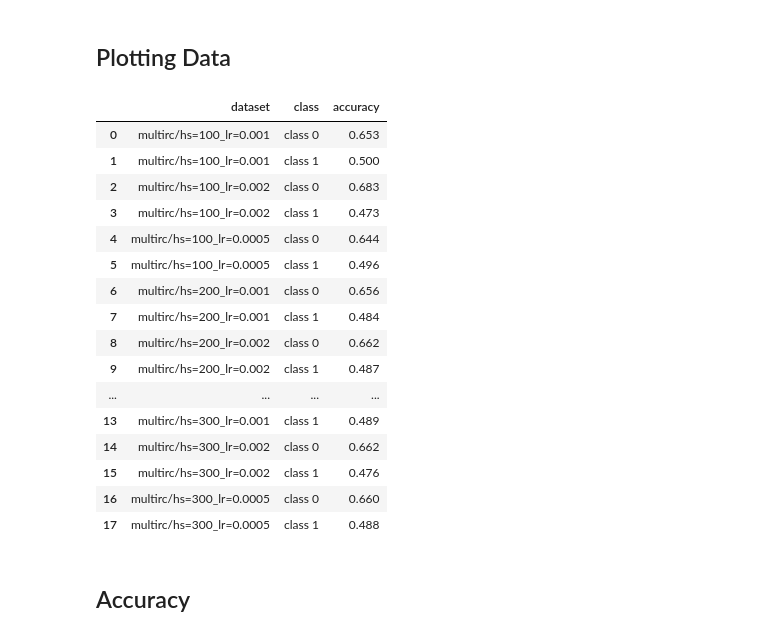
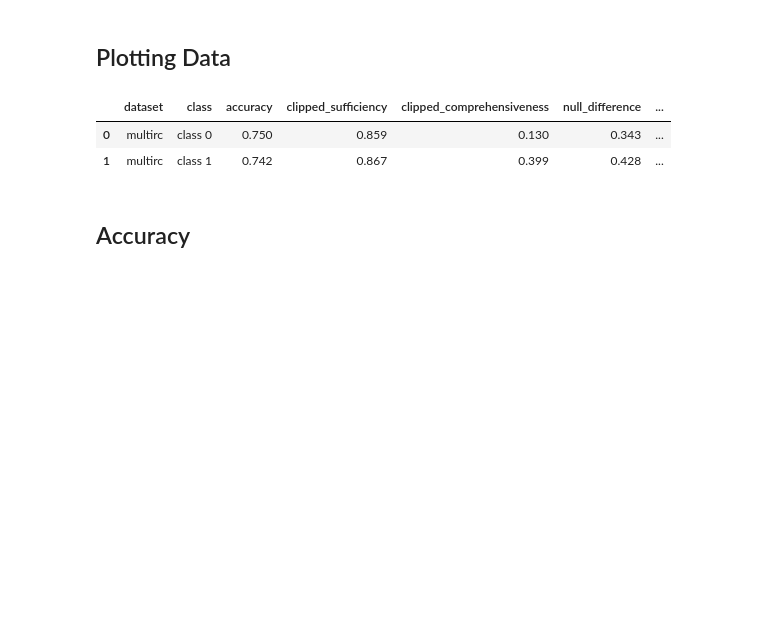
Before and after one commit to shaggyday/evaluating-human-rationales, a Jupyter notebook: plotting/dataset_and_fidelity_analysis_plots.ipynb, the cells around one changed output. Cells and saved outputs as stored; diff of their text form; code cells hidden in the pictures; blank space fills up the shorter version.

Commit message:
scifact

```diff
--- a/plotting/dataset_and_fidelity_analysis_plots.ipynb
+++ b/plotting/dataset_and_fidelity_analysis_plots.ipynb
@@ -377,47 +377,60 @@ plt.show()
 # %% [markdown]
 ## Plotting Data
 # %%
-dataset = "multirc"
-# model_name = "roberta"
-model_name = "lstm"
-hs_list = [100,200,300]
-lr_list = [0.001, 0.002, 0.0005]
-
-datasets = []
-for hs in hs_list:
-    for lr in lr_list:
-        datasets.append(f"{dataset}/hs={hs}_lr={lr}")
-plot_data = {"dataset": [], "class": [], "accuracy": []}
+# datasets = ["wikiattack", "sst", "movies", "multirc", "fever", "esnli"]
+datasets = ["movies","scifact"]
+datasets = ["multirc"]
+plot_data = {"dataset": [], "class": [], "accuracy": [], "clipped_sufficiency": [],
+            "clipped_comprehensiveness": [], "null_difference": [],
+            "normalized_sufficiency": [], "normalized_comprehensiveness": []}
+model_name = "roberta"
+# model_name = "lstm"
 output_dir = f"../{OUTPUT_DIR}/{model_name}"
 for dataset in datasets:
+    feature_dir = os.path.join(output_dir, dataset)
     f = f"{output_dir}/{dataset}/feature.csv"
-    feature_df = pd.read_csv(f)
+    feature_df = pd.read_csv(os.path.join(f))
 
     for class_id in list(range(2)):
         feature_class_df = feature_df[feature_df["true_classes"] == class_id]
         y_hat = feature_class_df["predicted_classes"].to_numpy()
         y = feature_class_df["true_classes"].to_numpy()
+        prob_y_hat = feature_class_df["prob_y_hat"].to_numpy()
+        prob_y_hat_alpha = feature_class_df["prob_y_hat_alpha"].to_numpy()
+        prob_y_hat_alpha_comp = feature_class_df["prob_y_hat_alpha_comp"].to_numpy()
+        null_difference = feature_class_df["null_diff"].to_numpy()
+
+        clipped_sufficiency = fidelity_calculator.compute(prob_y_hat=prob_y_hat,
+                                             prob_y_hat_alpha=prob_y_hat_alpha,
+                                             normalization=False)
+
+        clipped_comprehensiveness = fidelity_calculator.compute(prob_y_hat=prob_y_hat,
+                                                    prob_y_hat_alpha=prob_y_hat_alpha_comp,
+                                                    fidelity_type="comprehensiveness",
+                                                    normalization=False)
+
+        normalized_sufficiency = fidelity_calculator.compute(prob_y_hat=prob_y_hat,
+                                     prob_y_hat_alpha=prob_y_hat_alpha,
+                                     null_difference=null_difference,
+                                     normalization=True)
+
+        normalized_comprehensiveness = fidelity_calculator.compute(prob_y_hat=prob_y_hat,
+                                                    prob_y_hat_alpha=prob_y_hat_alpha_comp,
+                                                    fidelity_type="comprehensiveness",
+                                                    null_difference=null_difference,
+                                                    normalization=True)
 
         plot_data["dataset"].append(dataset)
         plot_data["accuracy"].append(mt.accuracy_score(y, y_hat))
+        plot_data["clipped_sufficiency"].append(clipped_sufficiency)
         plot_data["class"].append("class "+str(class_id))
+        plot_data["clipped_comprehensiveness"].append(clipped_comprehensiveness)
+        plot_data["null_difference"].append(np.mean(null_difference))
+        plot_data["normalized_sufficiency"].append(normalized_sufficiency)
+        plot_data["normalized_comprehensiveness"].append(normalized_comprehensiveness)
 plot_data_df = pd.DataFrame(plot_data)
 plot_data_df
 # %% [output]
-|  | dataset | class | accuracy |
-| 0 | multirc/hs=100_lr=0.001 | class 0 | 0.653 |
-| 1 | multirc/hs=100_lr=0.001 | class 1 | 0.500 |
-| 2 | multirc/hs=100_lr=0.002 | class 0 | 0.683 |
-| 3 | multirc/hs=100_lr=0.002 | class 1 | 0.473 |
-| 4 | multirc/hs=100_lr=0.0005 | class 0 | 0.644 |
-| 5 | multirc/hs=100_lr=0.0005 | class 1 | 0.496 |
-| 6 | multirc/hs=200_lr=0.001 | class 0 | 0.656 |
-| 7 | multirc/hs=200_lr=0.001 | class 1 | 0.484 |
-| 8 | multirc/hs=200_lr=0.002 | class 0 | 0.662 |
-| 9 | multirc/hs=200_lr=0.002 | class 1 | 0.487 |
-| ... | ... | ... | ... |
-| 13 | multirc/hs=300_lr=0.001 | class 1 | 0.489 |
-| 14 | multirc/hs=300_lr=0.002 | class 0 | 0.662 |
-| 15 | multirc/hs=300_lr=0.002 | class 1 | 0.476 |
-| 16 | multirc/hs=300_lr=0.0005 | class 0 | 0.660 |
-| 17 | multirc/hs=300_lr=0.0005 | class 1 | 0.488 |
+|  | dataset | class | accuracy | clipped_sufficiency | clipped_comprehensiveness | null_difference | ... |
+| 0 | multirc | class 0 | 0.750 | 0.859 | 0.130 | 0.343 | ... |
+| 1 | multirc | class 1 | 0.742 | 0.867 | 0.399 | 0.428 | ... |
```
Also changed, not shown: parts of 1 cell of this notebook, 5 other files.
